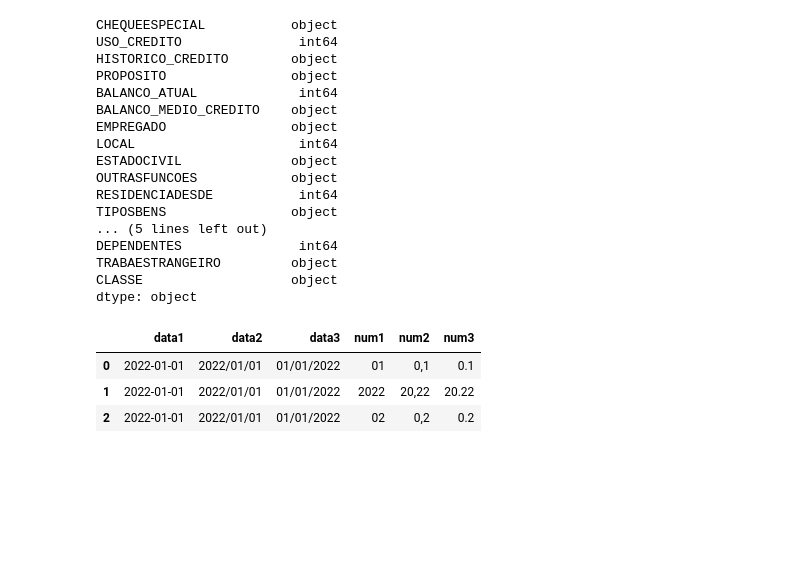
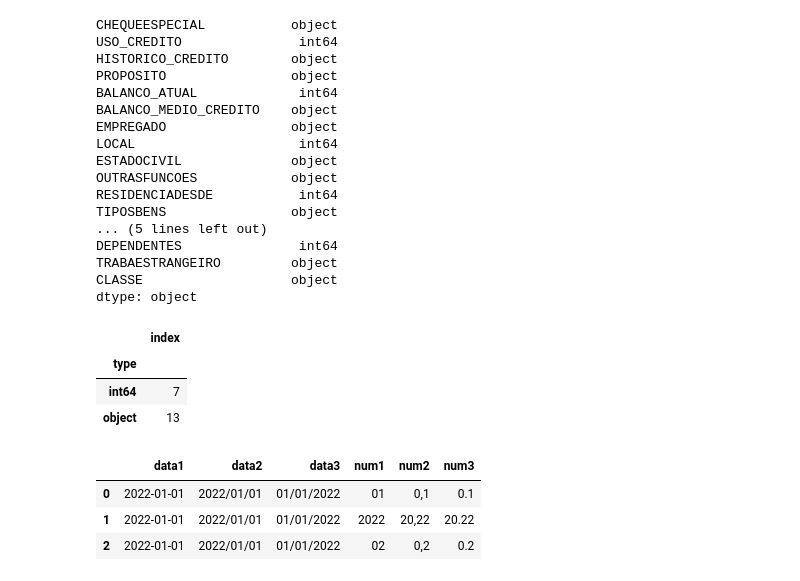
Before and after one commit to lauraalexandria/cursos-python, a Jupyter notebook: analises_iniciais.ipynb, the cells around one changed output. Drawn from its saved outputs; the diff is of its cells as text; code cells hidden in the pictures; blank space fills up the shorter version.

```diff
--- a/analises_iniciais.ipynb
+++ b/analises_iniciais.ipynb
@@ -38,6 +39,11 @@ pd.set_option('display.max_columns', 500)
 #pd.set_option('display.width', 1000)
 # %%
 df = pd.read_csv("data/Credit.csv", sep=";", encoding="latin_1")
+df["id"] = range(len(df))
+chave_id = "id"
+target_num = "IDADE"
+target_cat = "CLASSE"
+target_date = "date"
 
 # 'ascii','big5','big5hkscs','cp037','cp273','cp424','cp437','cp500','cp720','cp737','cp775','cp850','cp852','cp855',
 # 'cp856','cp857','cp858','cp860','cp861','cp862','cp863','cp864','cp865','cp866','cp869','cp874','cp875','cp932','cp949',
@@ -69,7 +75,12 @@ CLASSE                   object
 dtype: object
 # %%
 # Confirma todos os tipos presentes nos dados!
-df.dtypes.to_frame("type").groupby("type").value_counts()
+df.dtypes.to_frame("type").reset_index().groupby("type").count()
+# %% [output]
+|  | index |
+| type |  |
+| int64 | 7 |
+| object | 13 |
 # %%
 df = pd.DataFrame({"data1": ["2022-01-01", "2022-01-01", "2022-01-01"],
                    "data2": ["2022/01/01", "2022/01/01", "2022/01/01"],
```
Also changed, not shown: parts of 4 cells of this notebook.
